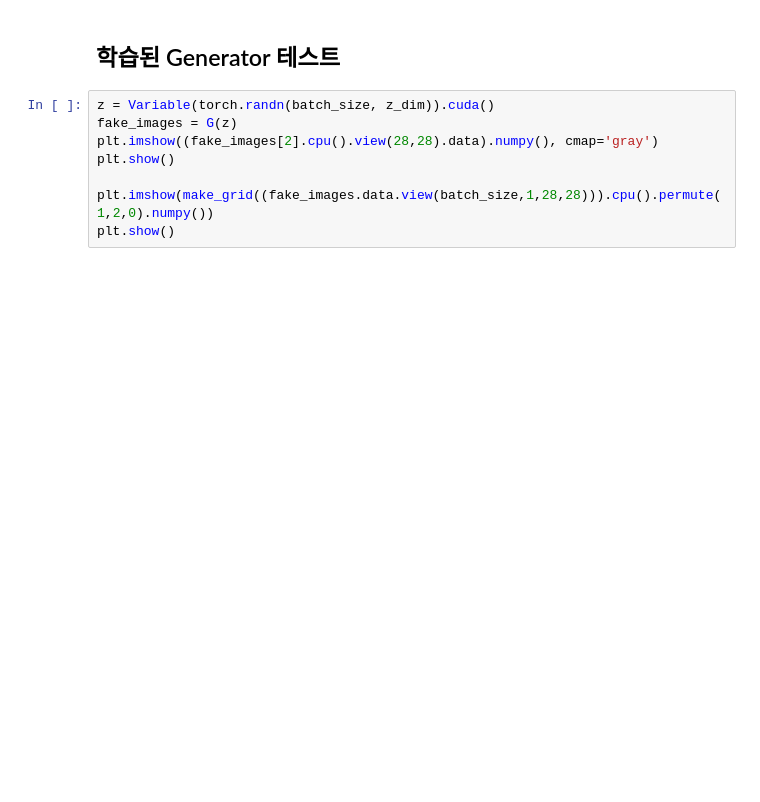
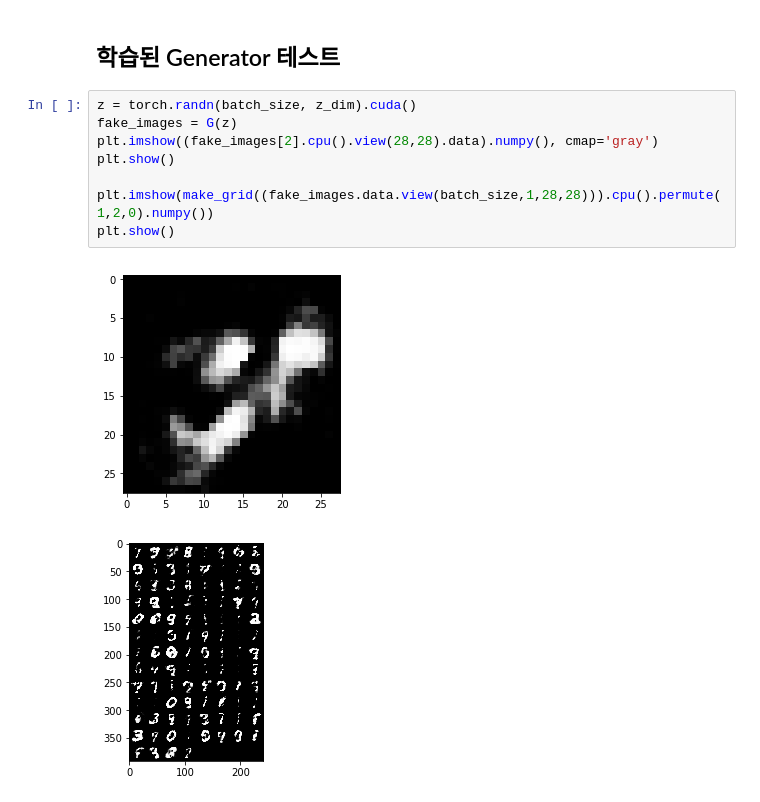
Before and after one commit to insujeon/Hello-Generative-Model, a Jupyter notebook: Day05/WGAN.ipynb, the cells around one changed output. Saved outputs shown, nothing was run; the diff lists cells and outputs as text; blank space fills up the shorter version.

```diff
--- a/Day05/WGAN.ipynb
+++ b/Day05/WGAN.ipynb
@@ -149,10 +156,13 @@ Epoch 1 | [300/600] | D_loss: -0.35 | G_loss: -0.04
 # %% [markdown]
 ## 학습된 Generator 테스트
 # %%
-z = Variable(torch.randn(batch_size, z_dim)).cuda()
+z = torch.randn(batch_size, z_dim).cuda()
 fake_images = G(z)
 plt.imshow((fake_images[2].cpu().view(28,28).data).numpy(), cmap='gray')
 plt.show()
 
 plt.imshow(make_grid((fake_images.data.view(batch_size,1,28,28))).cpu().permute(1,2,0).numpy())
 plt.show()
+# %% [output]
+[figure, added]
+[figure, added]
```
Also changed, not shown: parts of 3 cells of this notebook, 1 other file.
